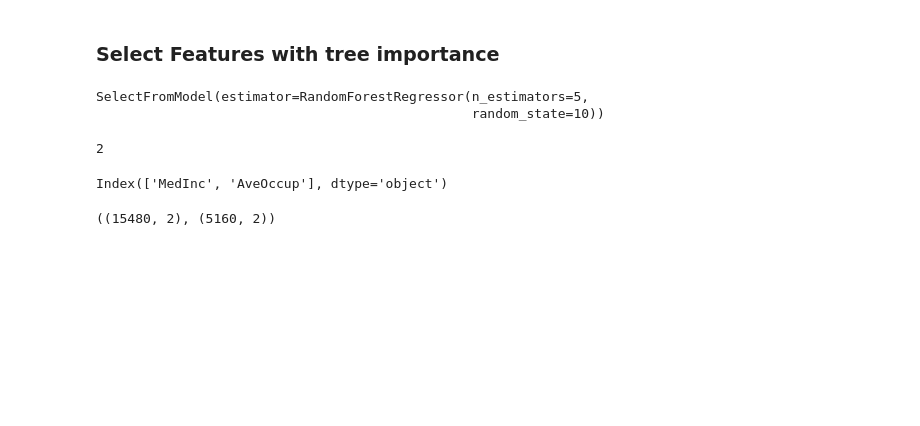
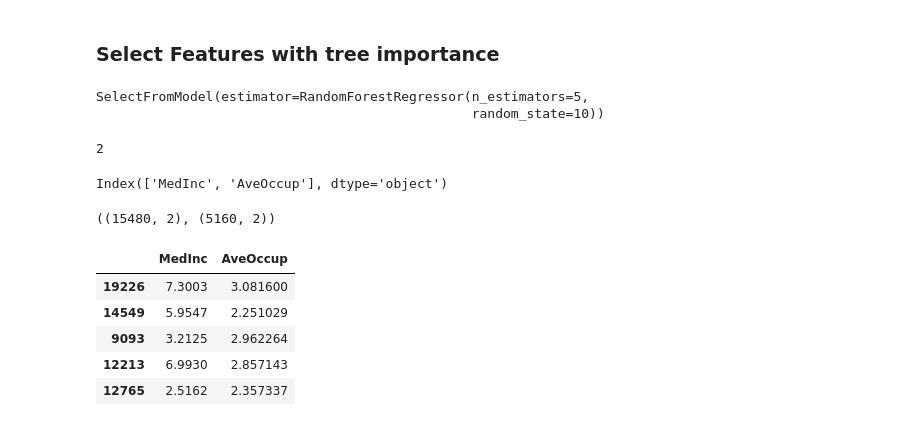
Before and after one commit to solegalli/feature-selection-in-machine-learning-book, a Jupyter notebook: 07-Embedded-methods/02-Decision-trees.ipynb, the cells around one changed output. Drawn from its saved outputs; the diff is of its cells as text; code cells hidden in the pictures; blank space fills up the shorter version.

```diff
--- a/07-Embedded-methods/02-Decision-trees.ipynb
+++ b/07-Embedded-methods/02-Decision-trees.ipynb
@@ -87,7 +89,10 @@ X_test = X_test.fillna(0)
 # %%
 # select features by importance
 
-sel_ = SelectFromModel(RandomForestRegressor(n_estimators=5, random_state=10))
+sel_ = SelectFromModel(
+    RandomForestRegressor(n_estimators=5, random_state=10),
+).set_output(transform="pandas")
+
 sel_.fit(X_train, y_train)
 # %% [output]
 SelectFromModel(estimator=RandomForestRegressor(n_estimators=5,
@@ -113,3 +118,12 @@ X_test_selected = sel_.transform(X_test)
 X_train_selected.shape, X_test_selected.shape
 # %% [output]
 ((15480, 2), (5160, 2))
+# %%
+X_train_selected.head()
+# %% [output]
+|  | MedInc | AveOccup |
+| 19226 | 7.3003 | 3.081600 |
+| 14549 | 5.9547 | 2.251029 |
+| 9093 | 3.2125 | 2.962264 |
+| 12213 | 6.9930 | 2.857143 |
+| 12765 | 2.5162 | 2.357337 |
```
Also changed, not shown: parts of 3 cells of this notebook, 3 other files.
